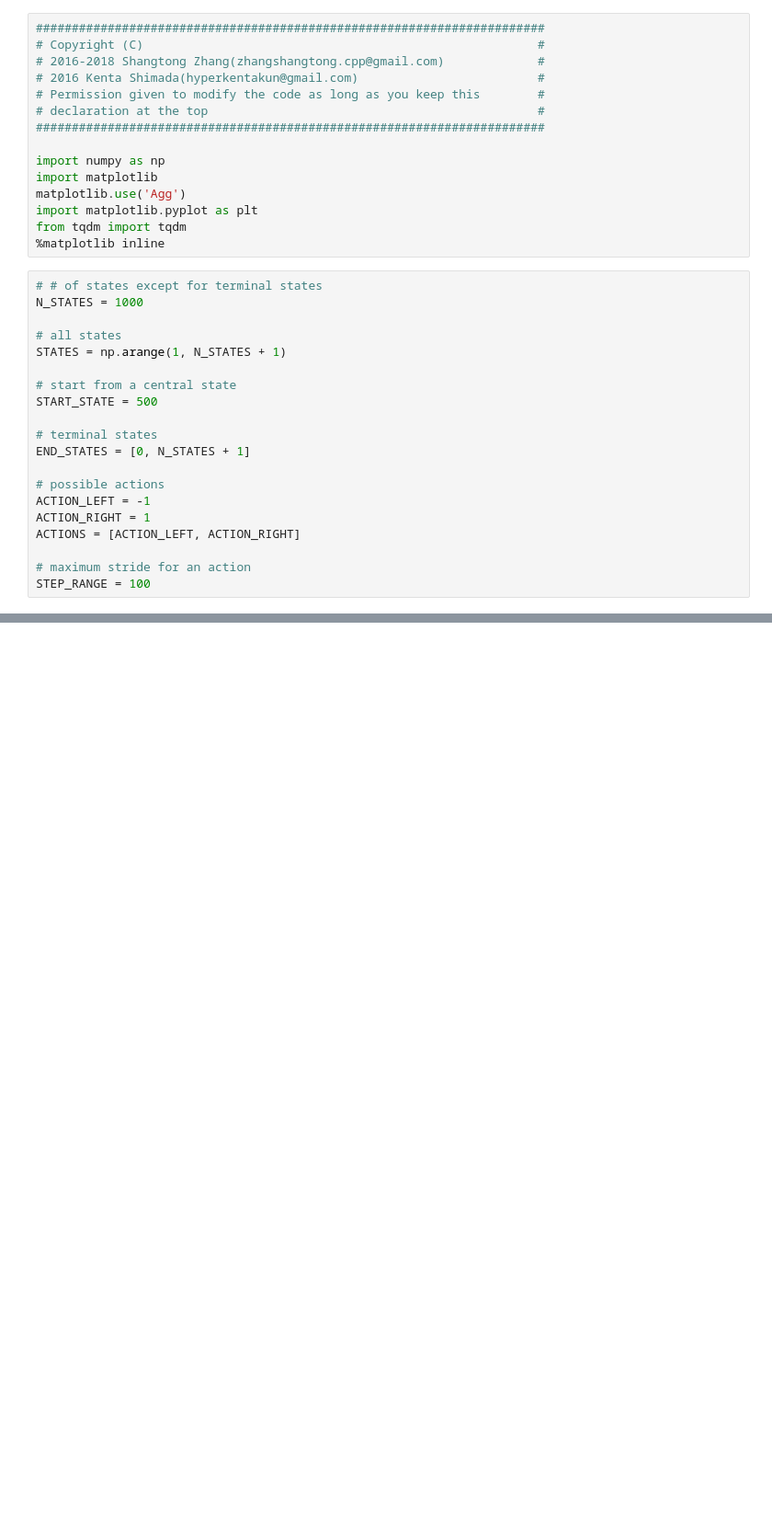
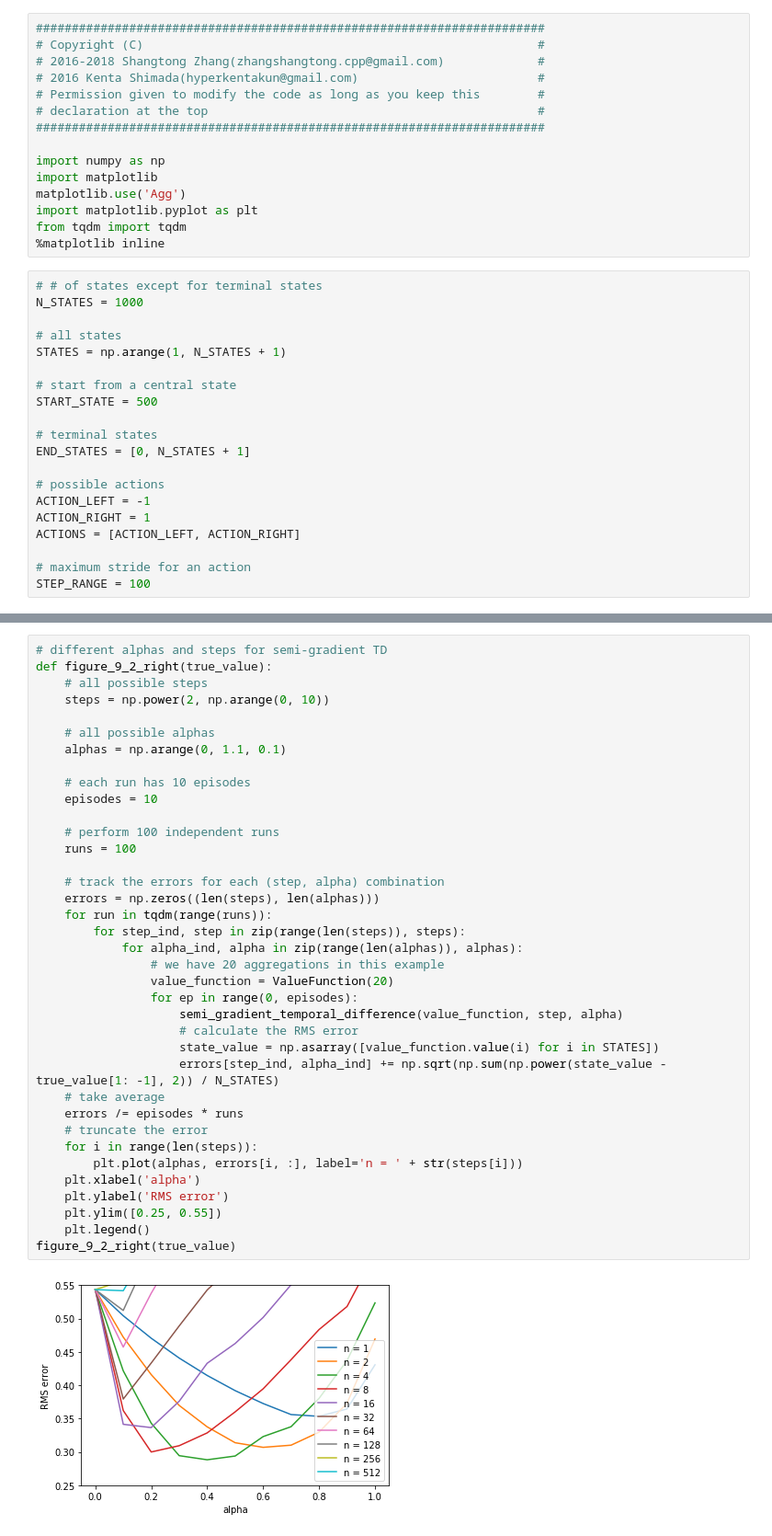
Before and after one commit to HyunsuLee/RL_test, a Jupyter notebook: RL_SBbook_Chapter9_Approximation.ipynb, the cells around one changed output, grey strips where cells are left out. Shown at 92% size. Saved outputs shown, nothing was run; the diff lists cells and outputs as text; blank space fills up the shorter version.

```diff
--- a/RL_SBbook_Chapter9_Approximation.ipynb
+++ b/RL_SBbook_Chapter9_Approximation.ipynb
@@ -40,0 +318,39 @@ STEP_RANGE = 100
+# %%
+# different alphas and steps for semi-gradient TD
+def figure_9_2_right(true_value):
+    # all possible steps
+    steps = np.power(2, np.arange(0, 10))
+
+    # all possible alphas
+    alphas = np.arange(0, 1.1, 0.1)
+
+    # each run has 10 episodes
+    episodes = 10
+
+    # perform 100 independent runs
+    runs = 100
+
+    # track the errors for each (step, alpha) combination
+    errors = np.zeros((len(steps), len(alphas)))
+    for run in tqdm(range(runs)):
+        for step_ind, step in zip(range(len(steps)), steps):
+            for alpha_ind, alpha in zip(range(len(alphas)), alphas):
+                # we have 20 aggregations in this example
+                value_function = ValueFunction(20)
+                for ep in range(0, episodes):
+                    semi_gradient_temporal_difference(value_function, step, alpha)
+                    # calculate the RMS error
+                    state_value = np.asarray([value_function.value(i) for i in STATES])
+                    errors[step_ind, alpha_ind] += np.sqrt(np.sum(np.power(state_value - true_value[1: -1], 2)) / N_STATES)
+    # take average
+    errors /= episodes * runs
+    # truncate the error
+    for i in range(len(steps)):
+        plt.plot(alphas, errors[i, :], label='n = ' + str(steps[i]))
+    plt.xlabel('alpha')
+    plt.ylabel('RMS error')
+    plt.ylim([0.25, 0.55])
+    plt.legend()
+figure_9_2_right(true_value)
+# %% [output]
+[figure, added]
```
Also changed, not shown: parts of 21 cells of this notebook, 1 other file.
